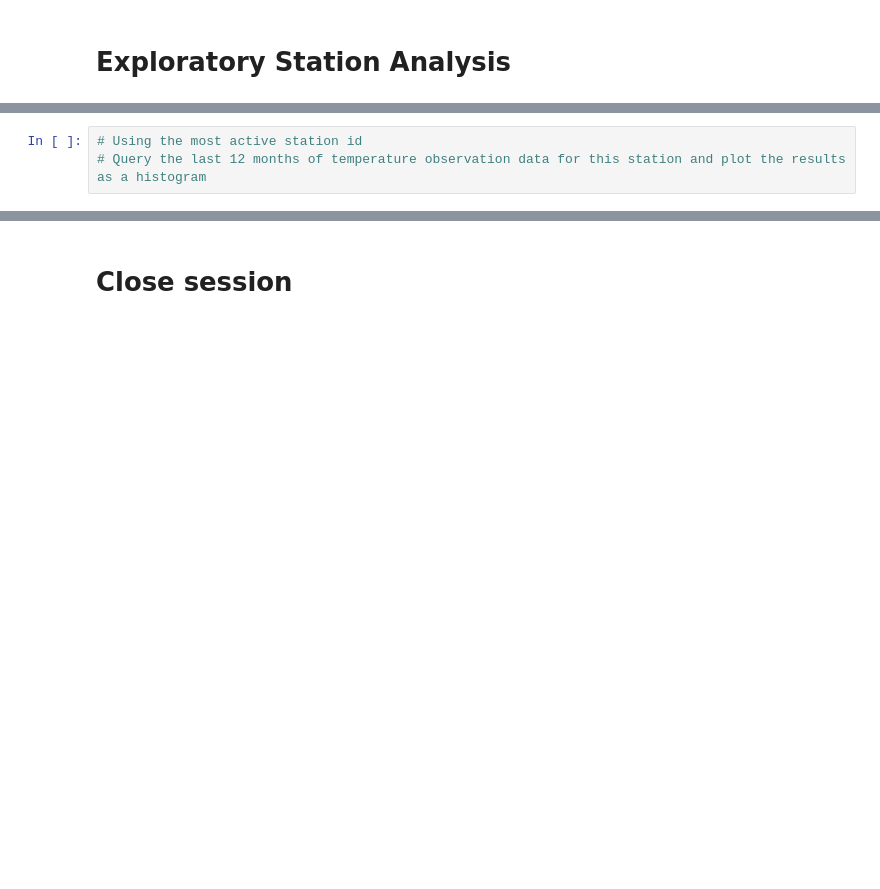
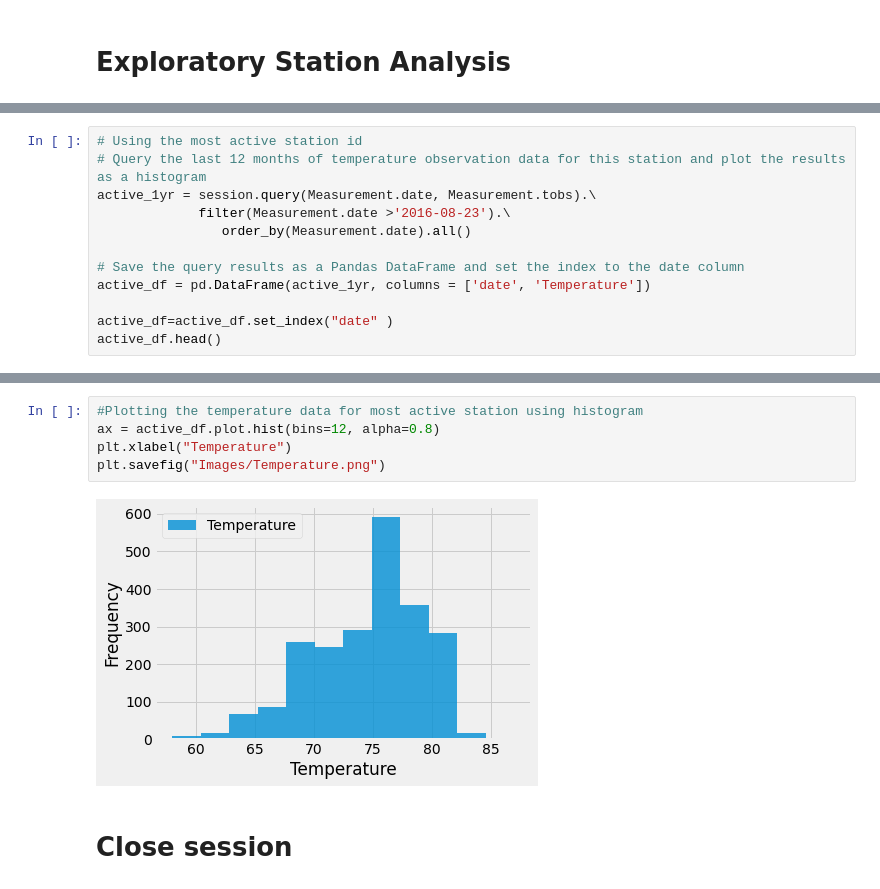
Before and after one commit to bhubh/sqlalchemy-challenge, a Jupyter notebook: climate.ipynb, the cells around one changed output, grey strips where cells are left out. Cells and saved outputs as stored; diff of their text form; blank space fills up the shorter version.

Commit message:
Climate file and Readme updated, images added

```diff
--- a/climate.ipynb
+++ b/climate.ipynb
@@ -136,3 +162,12 @@ AttributeError: 'int' object has no attribute 'head'
 # %%
 # Using the most active station id
 # Query the last 12 months of temperature observation data for this station and plot the results as a histogram
+active_1yr = session.query(Measurement.date, Measurement.tobs).\
+             filter(Measurement.date >'2016-08-23').\
+                order_by(Measurement.date).all()
+
+# Save the query results as a Pandas DataFrame and set the index to the date column
+active_df = pd.DataFrame(active_1yr, columns = ['date', 'Temperature'])
+
+active_df=active_df.set_index("date" )
+active_df.head()
@@ -139,3 +182,10 @@ AttributeError: 'int' object has no attribute 'head'
+# %%
+#Plotting the temperature data for most active station using histogram
+ax = active_df.plot.hist(bins=12, alpha=0.8)
+plt.xlabel("Temperature")
+plt.savefig("Images/Temperature.png")
+# %% [output]
+[figure, added]
 # %% [markdown]
 # Close session
 # %%
```
Also changed, not shown: parts of 6 cells of this notebook, 4 other files.
